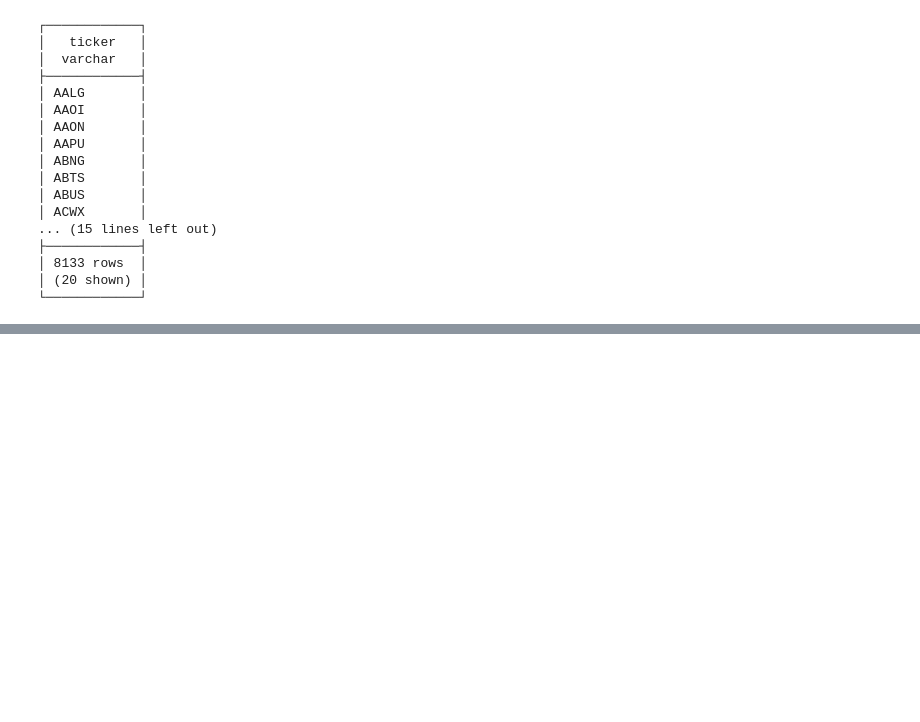
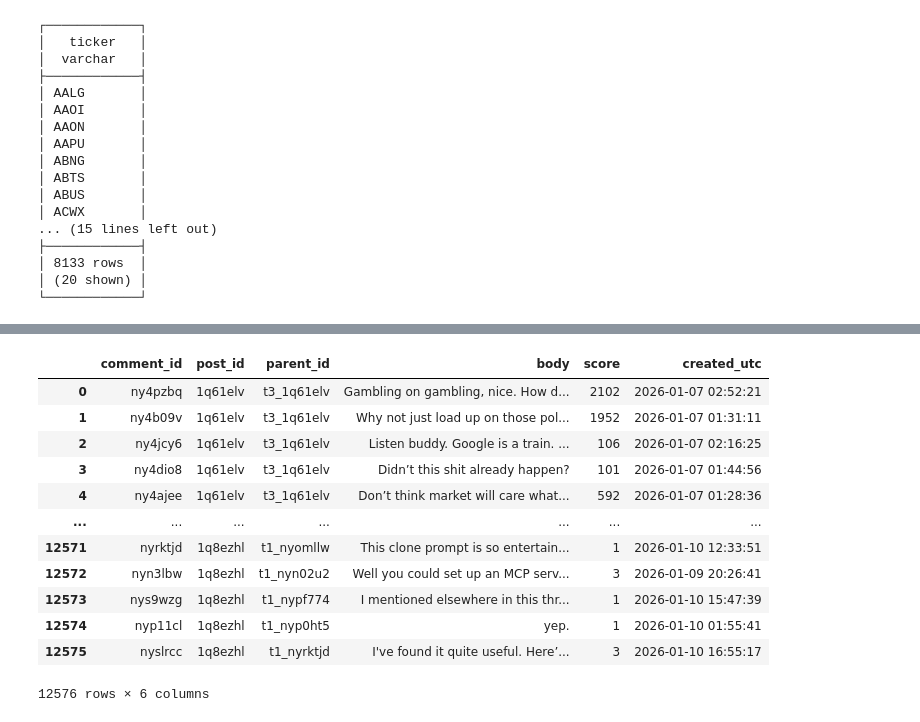
Before and after one commit to martush/reddit-llm, a Jupyter notebook: notebooks/reddit_db_exploration.ipynb, the cells around one changed output, grey strips where cells are left out. Cells and saved outputs as stored; diff of their text form; code cells hidden in the pictures; blank space fills up the shorter version.

```diff
--- a/notebooks/reddit_db_exploration.ipynb
+++ b/notebooks/reddit_db_exploration.ipynb
@@ -149,0 +181,17 @@ con.sql('''SELECT *
+# %%
+comments = con.sql("SELECT * FROM comments").df()
+display(comments)
+# %% [output]
+|  | comment_id | post_id | parent_id | body | score | created_utc |
+| 0 | ny4pzbq | 1q61elv | t3_1q61elv | Gambling on gambling, nice. How d... | 2102 | 2026-01-07 02:52:21 |
+| 1 | ny4b09v | 1q61elv | t3_1q61elv | Why not just load up on those pol... | 1952 | 2026-01-07 01:31:11 |
+| 2 | ny4jcy6 | 1q61elv | t3_1q61elv | Listen buddy. Google is a train. ... | 106 | 2026-01-07 02:16:25 |
+| 3 | ny4dio8 | 1q61elv | t3_1q61elv | Didn’t this shit already happen? | 101 | 2026-01-07 01:44:56 |
+| 4 | ny4ajee | 1q61elv | t3_1q61elv | Don’t think market will care what... | 592 | 2026-01-07 01:28:36 |
+| ... | ... | ... | ... | ... | ... | ... |
+| 12571 | nyrktjd | 1q8ezhl | t1_nyomllw | This clone prompt is so entertain... | 1 | 2026-01-10 12:33:51 |
+| 12572 | nyn3lbw | 1q8ezhl | t1_nyn02u2 | Well you could set up an MCP serv... | 3 | 2026-01-09 20:26:41 |
+| 12573 | nys9wzg | 1q8ezhl | t1_nypf774 | I mentioned elsewhere in this thr... | 1 | 2026-01-10 15:47:39 |
+| 12574 | nyp11cl | 1q8ezhl | t1_nyp0ht5 | yep. | 1 | 2026-01-10 01:55:41 |
+| 12575 | nyslrcc | 1q8ezhl | t1_nyrktjd | I've found it quite useful. Here’... | 3 | 2026-01-10 16:55:17 |
+12576 rows × 6 columns
```
Also changed, not shown: parts of 20 cells of this notebook, 9 other files.
